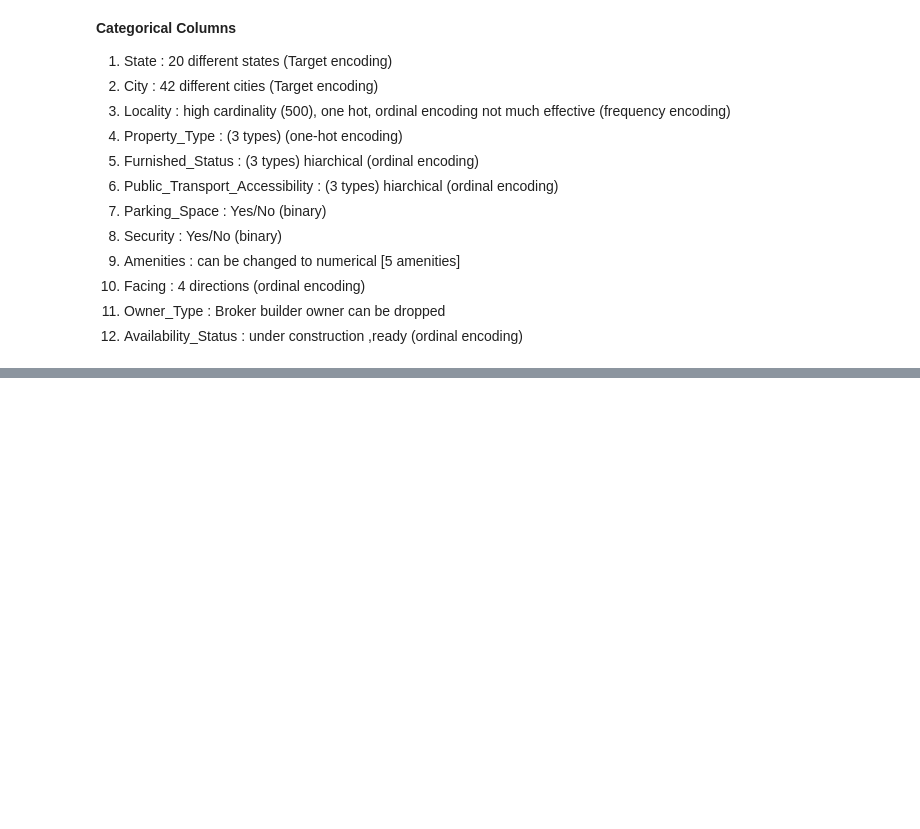
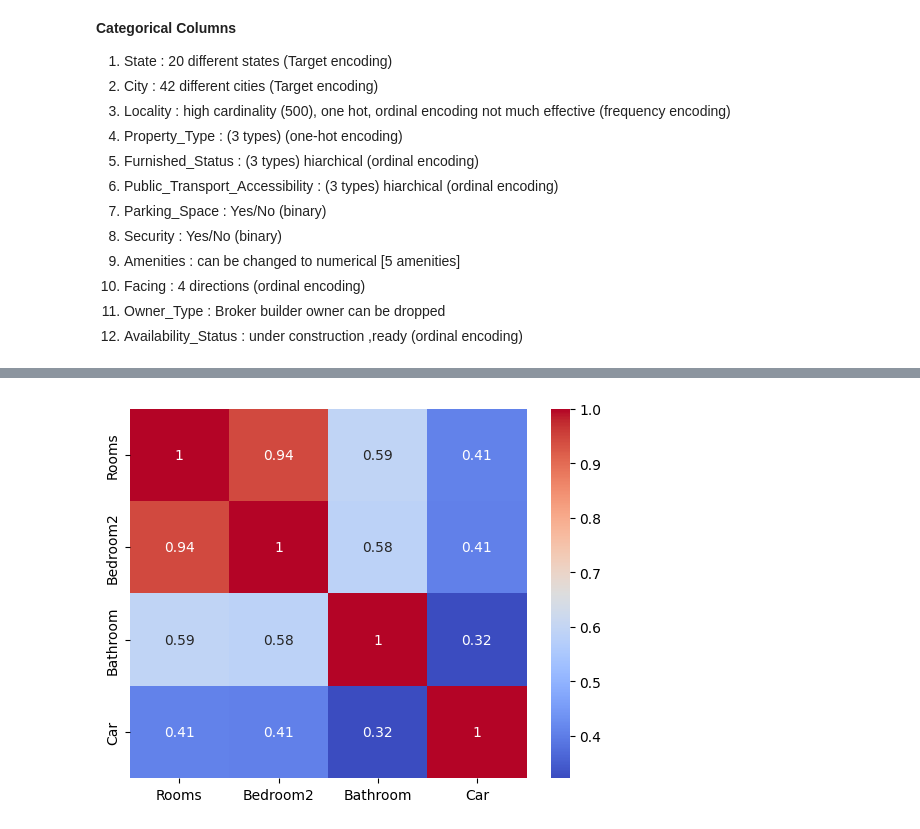
Before and after one commit to springboardmentor425/B-13-RealtyAI-Smart-Real-Estate-Insight-Platform, a Jupyter notebook: notebooks/Exploratory Data Analysis.ipynb, the cells around one changed output, grey strips where cells are left out. Saved outputs shown, nothing was run; the diff lists cells and outputs as text; code cells hidden in the pictures; blank space fills up the shorter version.

Commit message:
New dataset EDA

```diff
--- a/notebooks/Exploratory Data Analysis.ipynb
+++ b/notebooks/Exploratory Data Analysis.ipynb
@@ -264,0 +46,4 @@ category_dict
+# %%
+# Displaying the dataset
+df = pd.read_csv("../dataset/melb_data.csv",thousands=",")
+df.tail()
@@ -264,0 +312,4 @@ category_dict
+# %%
+room_cols = ["Rooms", "Bedroom2", "Bathroom", "Car"]
+
+df[room_cols].head()
@@ -264,0 +323,5 @@ category_dict
+# %%
+sns.heatmap(df[room_cols].corr(), annot=True, cmap="coolwarm")
+plt.show()
+# %% [output]
+[figure, added]
```
Also changed, not shown: parts of 52 cells of this notebook, 5 other files.
